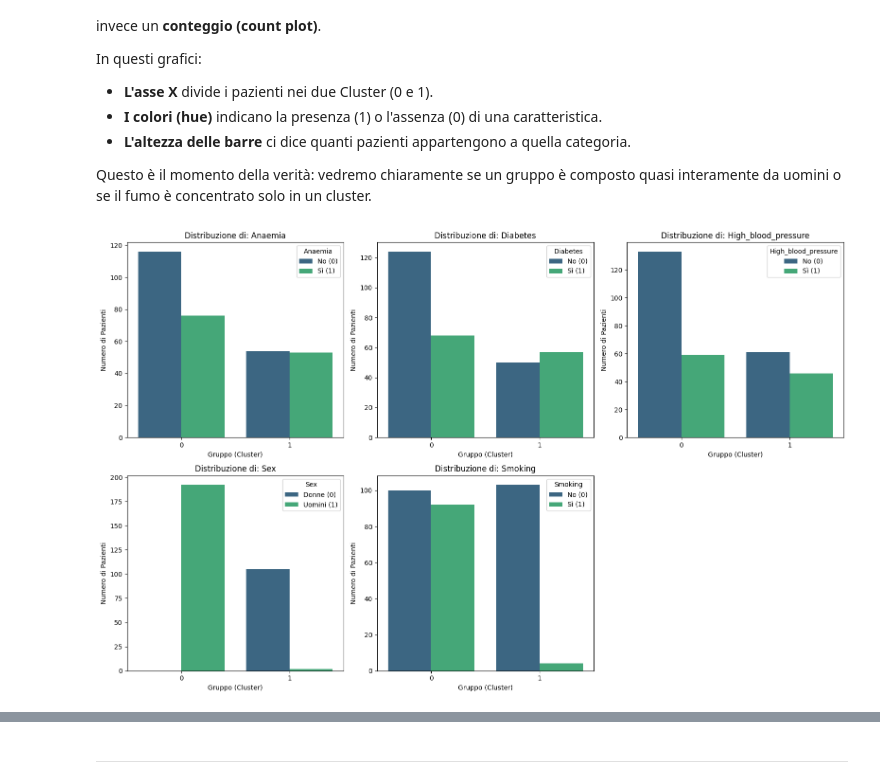
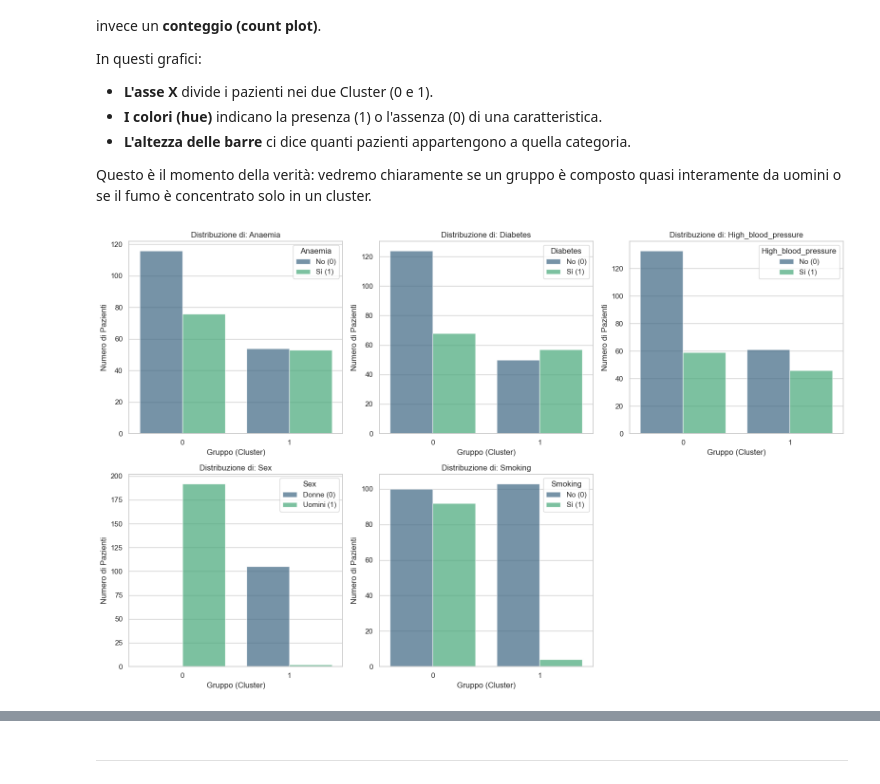
Before and after one commit to haricalzi/Scientific-visualization, a Jupyter notebook: Project1_Clustering/lect_data_vis_DIGA.ipynb, the cells around one changed output, grey strips where cells are left out. Cells and saved outputs as stored; diff of their text form; code cells hidden in the pictures.

```diff
--- a/Project1_Clustering/lect_data_vis_DIGA.ipynb
+++ b/Project1_Clustering/lect_data_vis_DIGA.ipynb
@@ -105,3 +107,31 @@ Se provate a guardare la tabella che abbiamo stampato sopra, vedrete centinaia d
 È come cercare degli schemi in un mare di cifre: l'occhio umano si stanca e si confonde. Per questo motivo, utilizzeremo delle **tecniche automatizzate** che permettono al computer di analizzare migliaia di dati in pochi istanti e trovare dei collegamenti nascosti che noi non riusciremmo mai a vedere.
 # %% [markdown]
 ---
+# %%
+# ISTOGRAMMA DELL'ETÀ DEI PAZIENTI
+
+# Importiamo le librerie per disegnare i grafici
+import matplotlib.pyplot as plt
+import seaborn as sns
+import pandas as pd
+
+# Uniamo temporaneamente le caratteristiche (X) e il risultato (y) in un'unica tabella
+# Questo ci renderà molto più facile creare grafici colorati!
+df = pd.concat([X, y], axis=1)
+
+# Impostiamo uno stile pulito per i grafici (rimuove sfondi grigi e linee inutili)
+sns.set_theme(style="whitegrid")
+
+# Creiamo la figura (il "foglio" su cui disegniamo)
+plt.figure(figsize=(10, 6))
+
+# Disegniamo l'istogramma dell'età
+sns.histplot(data=df, x='age', bins=15, color='#4C72B0', kde=True, alpha=0.6)
+
+# Aggiungiamo un titolo e le etichette degli assi per rendere il grafico più chiaro
+plt.title('Distribuzione dell\'Età dei Pazienti', fontsize=16, pad=15)
+plt.xlabel('Età (anni)', fontsize=14)
+plt.ylabel('Numero di Pazienti', fontsize=14)
+
+# Mostriamo il grafico
+plt.show()
@@ -635,7 +763,7 @@ plt.figure(figsize=(16, 12))
 for i, col in enumerate(continuous_vars, 1):
     plt.subplot(3, 3, i)
 
-    sns.boxplot(x='cluster', y=col, data=X, notch=True, palette='Set2', hue='cluster', legend=False)
+    sns.boxplot(x='cluster', y=col, data=X, notch=True, palette='Set2', hue='cluster', legend=False, boxprops={'alpha': 0.7})
 
     plt.title(f'Distribuzione di: {col.replace("_", " ").capitalize()}')
     plt.xlabel('Gruppo (Cluster)')
@@ -660,30 +788,30 @@ Questo è il momento della verità: vedremo chiaramente se un gruppo è composto
 # %%
 # Count Plot per le variabili binarie organizzati in una griglia
 import seaborn as sns
 import matplotlib.pyplot as plt
 
 plt.figure(figsize=(16, 10))
 
 for i, col in enumerate(binary_vars, 1):
     plt.subplot(2, 3, i)
 
     # Creiamo il grafico a barre contanto le occorrenze
-    ax = sns.countplot(data=X, x='cluster', hue=col, palette='viridis')
+    ax = sns.countplot(data=X, x='cluster', hue=col, palette='viridis', alpha=0.7)
 
     plt.title(f'Distribuzione di: {col.capitalize()}')
     plt.xlabel('Gruppo (Cluster)')
     plt.ylabel('Numero di Pazienti')
 
     if col == "sex":
         labels = ['Donne (0)', 'Uomini (1)']
     else:
         labels = ['No (0)', 'Sì (1)']
 
     # Recuperiamo la legenda e cambiamo le etichette
     plt.legend(title=col.capitalize(), labels=labels)
 
 # Pulizia del layout
 plt.tight_layout()
 plt.show()
 # %% [output]
-[figure, old version]
+[figure, new version]
```
Also changed, not shown: parts of 44 cells of this notebook, 1 other file.
